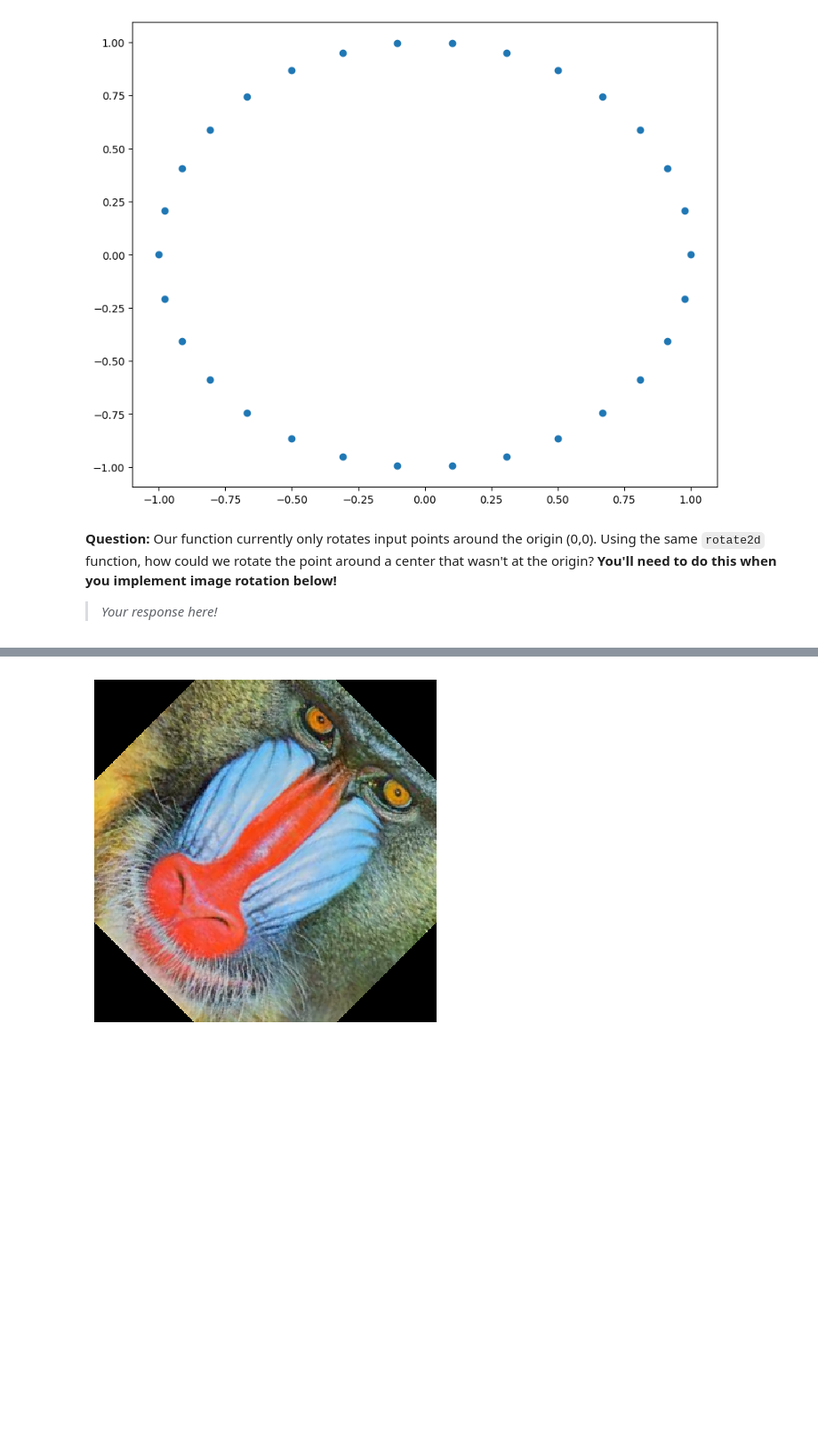
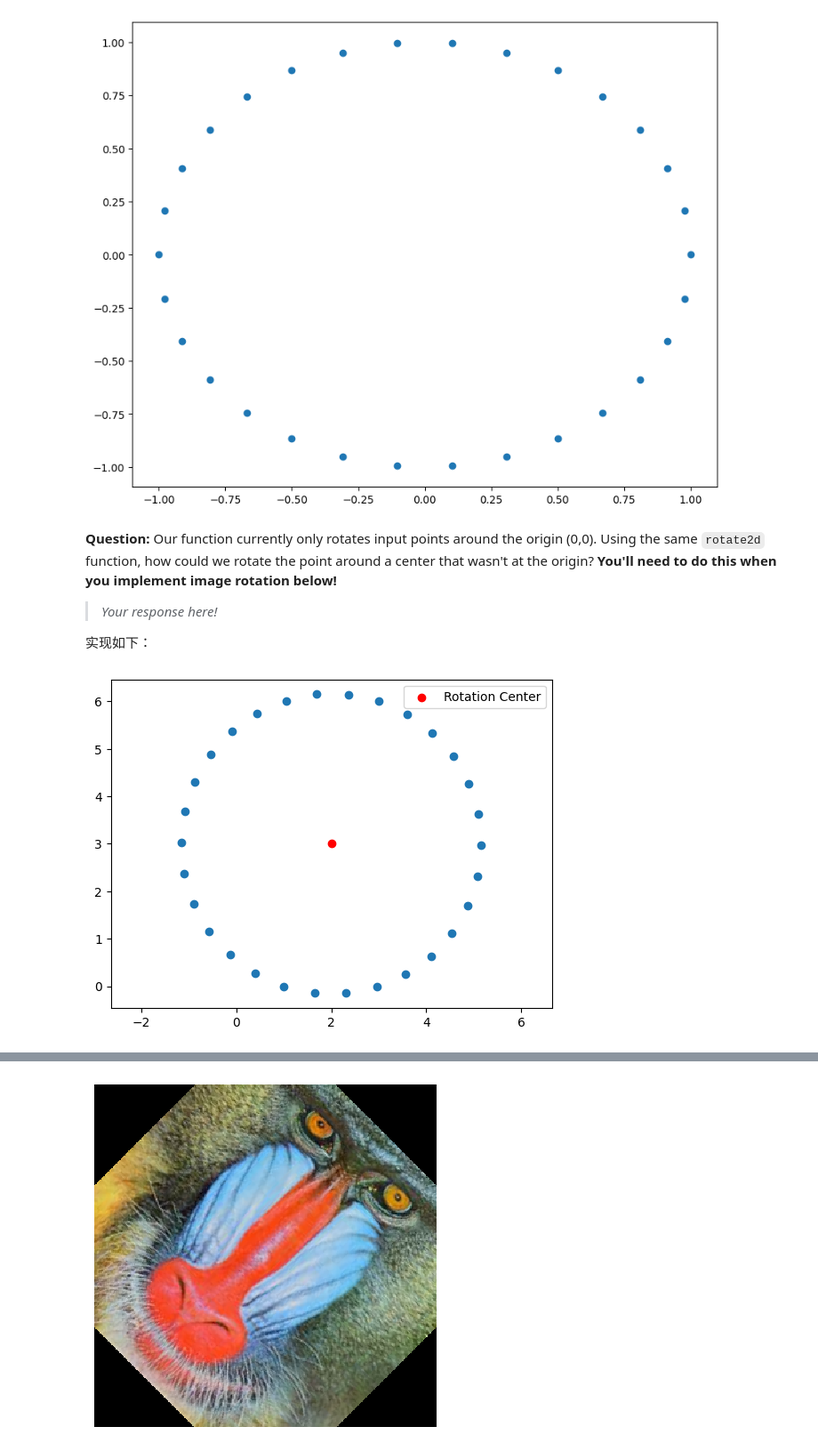
Before and after one commit to J0hNnY1ee/HITSZ-CV-2025, a Jupyter notebook: Homework1/part1/homework1.ipynb, the cells around one changed output, grey strips where cells are left out. Shown at 89% size. Drawn from its saved outputs; the diff is of its cells as text; code cells hidden in the pictures; blank space fills up the shorter version.

```diff
--- a/Homework1/part1/homework1.ipynb
+++ b/Homework1/part1/homework1.ipynb
@@ -434,6 +436,31 @@ plt.show()
 **Question:** Our function currently only rotates input points around the origin (0,0). Using the same `rotate2d` function, how could we rotate the point around a center that wasn't at the origin? **You'll need to do this when you implement image rotation below!**
 
 > *Your response here!*
+
+实现如下：
+# %%
+# 实际上我们只需要加上中心点的坐标就开始了
+import numpy as np
+import matplotlib.pyplot as plt
+
+
+rotation_center = np.array([2.0, 3.0])
+
+points = np.zeros((30, 2))
+for i in range(30):
+    translated_point = np.array([1.0, 0.0]) - rotation_center
+
+    rotated_translated_point = rotate2d(translated_point, i / 30.0 * (2 * np.pi))
+
+    points[i, :] = rotated_translated_point + rotation_center
+
+plt.scatter(points[:, 0], points[:, 1])
+plt.scatter(rotation_center[0], rotation_center[1], color='red', label='Rotation Center')  # Mark the rotation center
+plt.legend()
+plt.axis('equal')
+plt.show()
+# %% [output]
+[figure, added]
 # %% [markdown]
 #### b) Rotate Image (10 points)
 
```
Also changed, not shown: parts of 1 cell of this notebook, 1 other file.
